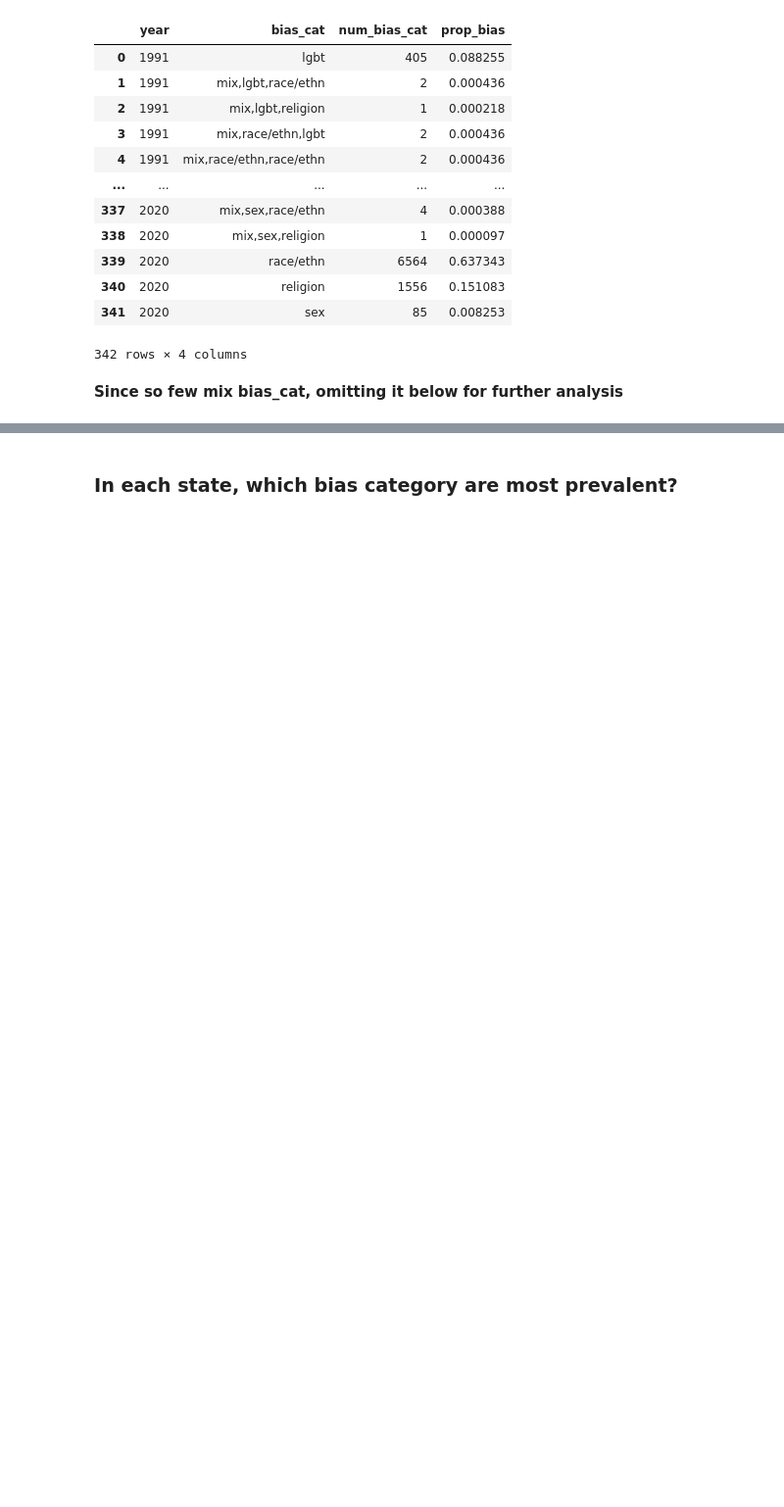
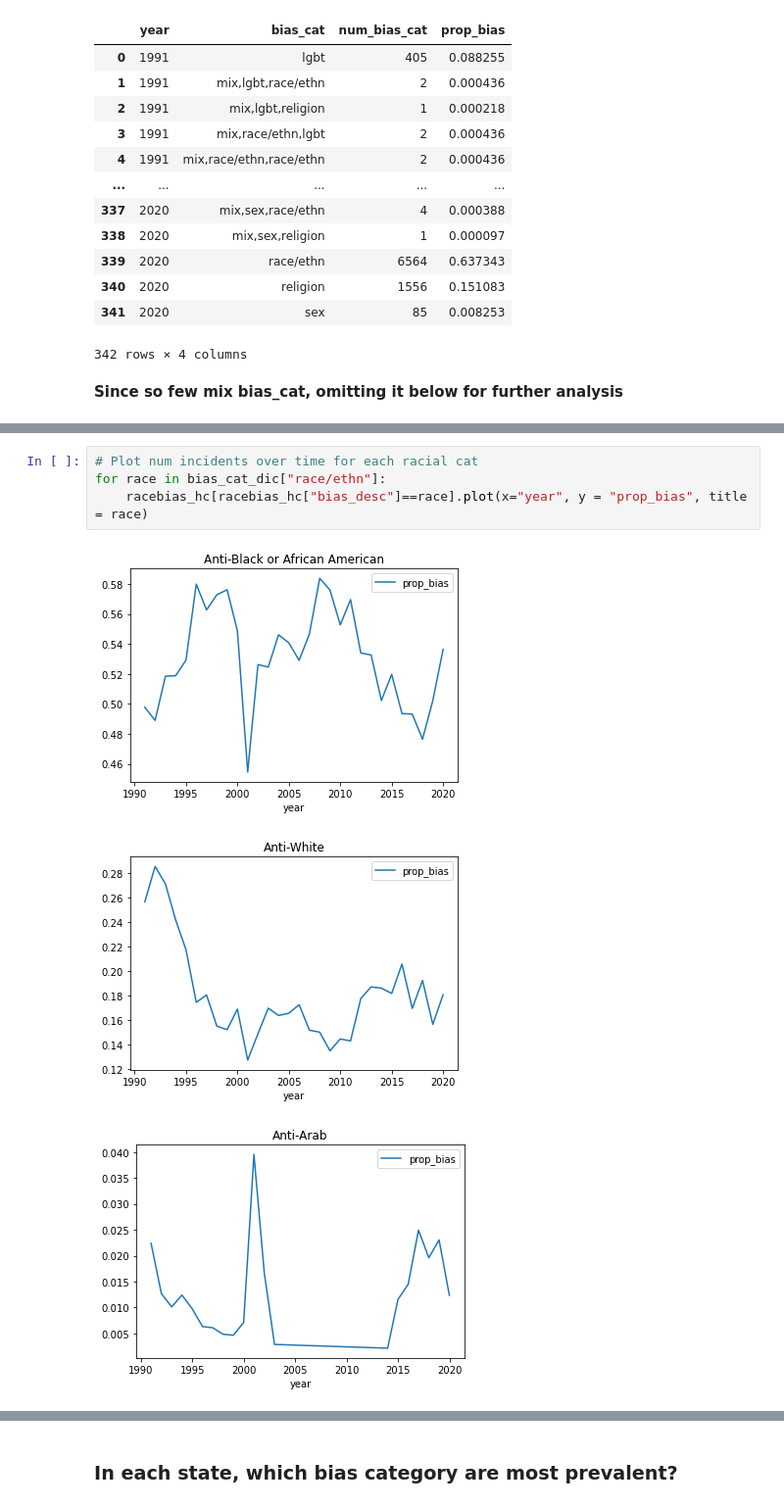
Before and after one commit to shraddha1803/STA_141B_Project, a Jupyter notebook: analysis/explore_hatecrime.ipynb, the cells around one changed output, grey strips where cells are left out. Shown: that part at 98% size. Saved outputs shown, nothing was run; the diff lists cells and outputs as text; blank space fills up the shorter version.

```diff
--- a/analysis/explore_hatecrime.ipynb
+++ b/analysis/explore_hatecrime.ipynb
@@ -183,0 +242,8 @@ num_bias_hc
+# %%
+# Plot num incidents over time for each racial cat
+for race in bias_cat_dic["race/ethn"]:
+    racebias_hc[racebias_hc["bias_desc"]==race].plot(x="year", y = "prop_bias", title = race)
+# %% [output]
+[figure, added]
+[figure, added]
+[figure, added]
```
Also changed, not shown: parts of 11 cells of this notebook, 1 other file.
